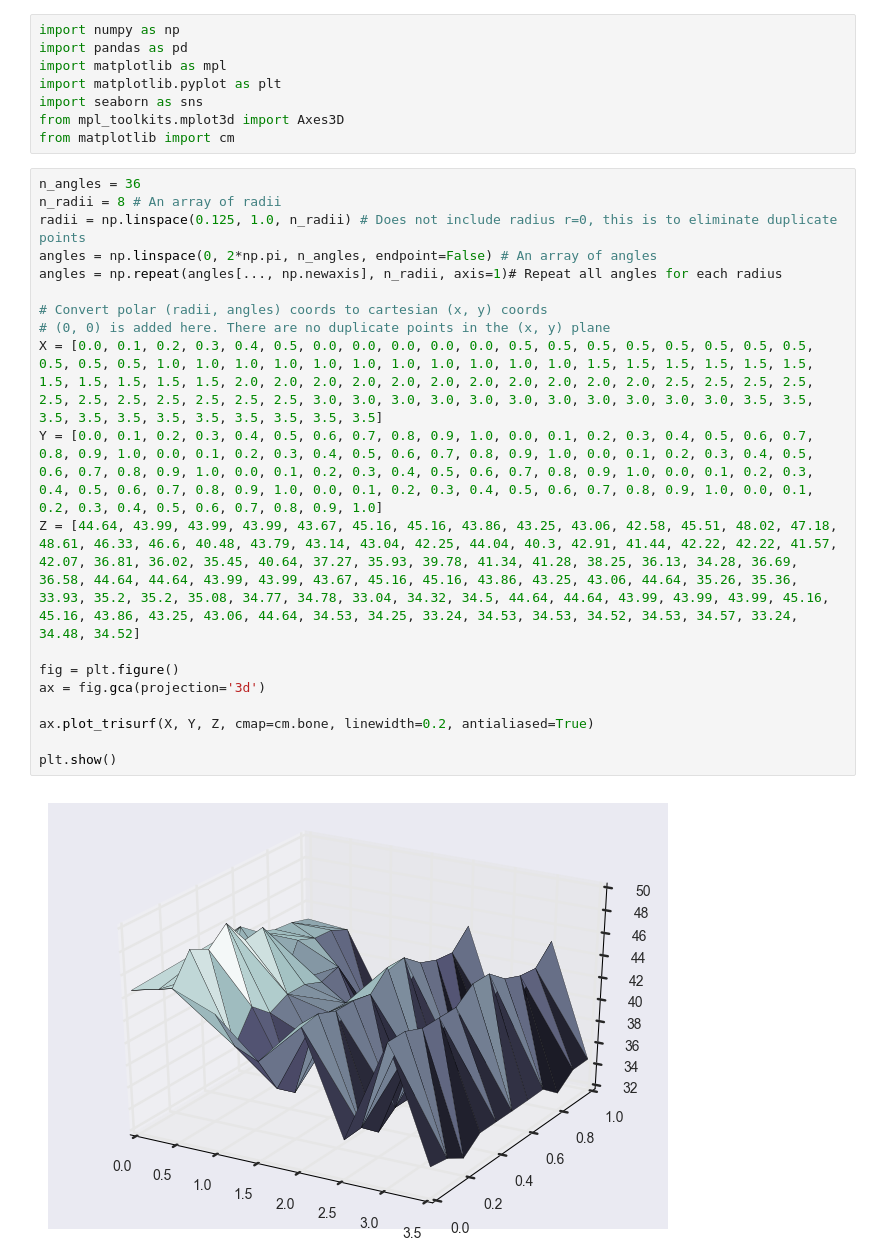
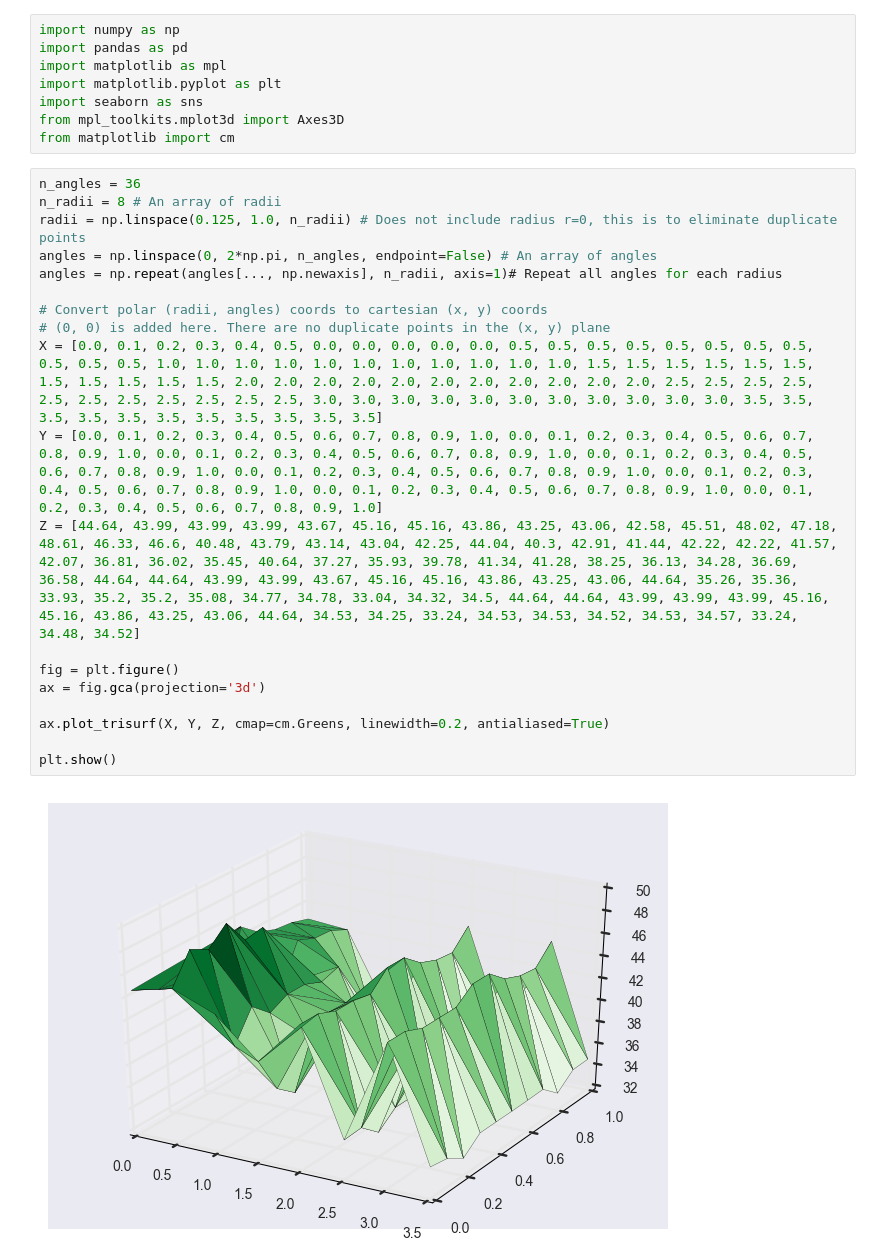
Before and after one commit to mykarimi/patafu_analysis, a Jupyter notebook: benchmarking.ipynb, the cells around one changed output. Drawn from its saved outputs; the diff is of its cells as text.

```diff
--- a/benchmarking.ipynb
+++ b/benchmarking.ipynb
@@ -9,21 +9,21 @@ from matplotlib import cm
 # %%
 n_angles = 36
 n_radii = 8 # An array of radii
 radii = np.linspace(0.125, 1.0, n_radii) # Does not include radius r=0, this is to eliminate duplicate points
 angles = np.linspace(0, 2*np.pi, n_angles, endpoint=False) # An array of angles
 angles = np.repeat(angles[..., np.newaxis], n_radii, axis=1)# Repeat all angles for each radius
 
 # Convert polar (radii, angles) coords to cartesian (x, y) coords
 # (0, 0) is added here. There are no duplicate points in the (x, y) plane
 X = [0.0, 0.1, 0.2, 0.3, 0.4, 0.5, 0.0, 0.0, 0.0, 0.0, 0.0, 0.5, 0.5, 0.5, 0.5, 0.5, 0.5, 0.5, 0.5, 0.5, 0.5, 0.5, 1.0, 1.0, 1.0, 1.0, 1.0, 1.0, 1.0, 1.0, 1.0, 1.0, 1.0, 1.5, 1.5, 1.5, 1.5, 1.5, 1.5, 1.5, 1.5, 1.5, 1.5, 1.5, 2.0, 2.0, 2.0, 2.0, 2.0, 2.0, 2.0, 2.0, 2.0, 2.0, 2.0, 2.5, 2.5, 2.5, 2.5, 2.5, 2.5, 2.5, 2.5, 2.5, 2.5, 2.5, 3.0, 3.0, 3.0, 3.0, 3.0, 3.0, 3.0, 3.0, 3.0, 3.0, 3.0, 3.5, 3.5, 3.5, 3.5, 3.5, 3.5, 3.5, 3.5, 3.5, 3.5, 3.5]
 Y = [0.0, 0.1, 0.2, 0.3, 0.4, 0.5, 0.6, 0.7, 0.8, 0.9, 1.0, 0.0, 0.1, 0.2, 0.3, 0.4, 0.5, 0.6, 0.7, 0.8, 0.9, 1.0, 0.0, 0.1, 0.2, 0.3, 0.4, 0.5, 0.6, 0.7, 0.8, 0.9, 1.0, 0.0, 0.1, 0.2, 0.3, 0.4, 0.5, 0.6, 0.7, 0.8, 0.9, 1.0, 0.0, 0.1, 0.2, 0.3, 0.4, 0.5, 0.6, 0.7, 0.8, 0.9, 1.0, 0.0, 0.1, 0.2, 0.3, 0.4, 0.5, 0.6, 0.7, 0.8, 0.9, 1.0, 0.0, 0.1, 0.2, 0.3, 0.4, 0.5, 0.6, 0.7, 0.8, 0.9, 1.0, 0.0, 0.1, 0.2, 0.3, 0.4, 0.5, 0.6, 0.7, 0.8, 0.9, 1.0]
 Z = [44.64, 43.99, 43.99, 43.99, 43.67, 45.16, 45.16, 43.86, 43.25, 43.06, 42.58, 45.51, 48.02, 47.18, 48.61, 46.33, 46.6, 40.48, 43.79, 43.14, 43.04, 42.25, 44.04, 40.3, 42.91, 41.44, 42.22, 42.22, 41.57, 42.07, 36.81, 36.02, 35.45, 40.64, 37.27, 35.93, 39.78, 41.34, 41.28, 38.25, 36.13, 34.28, 36.69, 36.58, 44.64, 44.64, 43.99, 43.99, 43.67, 45.16, 45.16, 43.86, 43.25, 43.06, 44.64, 35.26, 35.36, 33.93, 35.2, 35.2, 35.08, 34.77, 34.78, 33.04, 34.32, 34.5, 44.64, 44.64, 43.99, 43.99, 43.99, 45.16, 45.16, 43.86, 43.25, 43.06, 44.64, 34.53, 34.25, 33.24, 34.53, 34.53, 34.52, 34.53, 34.57, 33.24, 34.48, 34.52]
 
 fig = plt.figure()
 ax = fig.gca(projection='3d')
 
-ax.plot_trisurf(X, Y, Z, cmap=cm.bone, linewidth=0.2, antialiased=True)
+ax.plot_trisurf(X, Y, Z, cmap=cm.Greens, linewidth=0.2, antialiased=True)
 
 plt.show()
 # %% [output]
-[figure, old version]
+[figure, new version]
```
Also changed, not shown: parts of 3 cells of this notebook.
